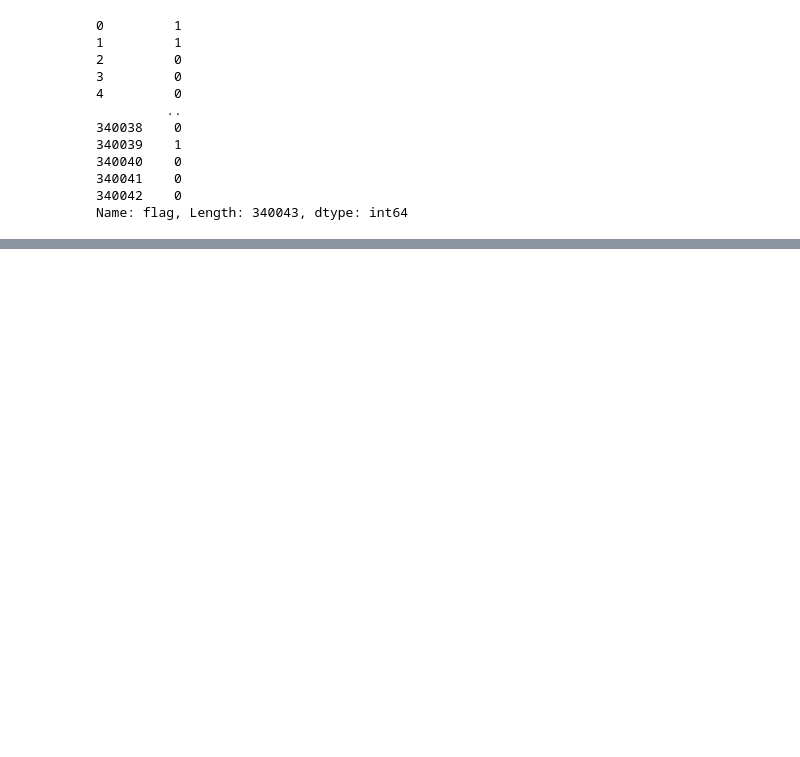
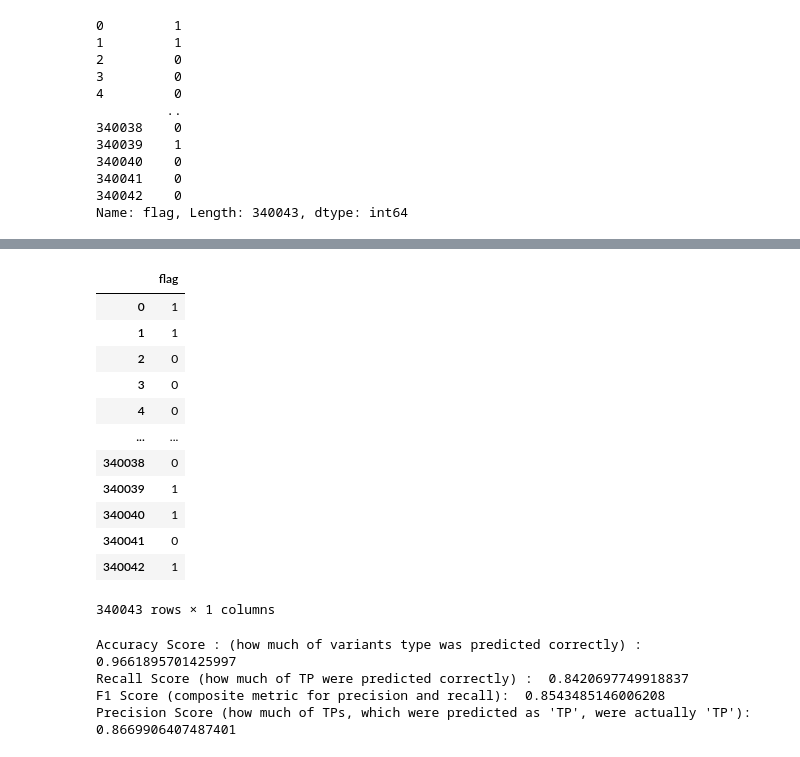
Before and after one commit to longqh3/Data-Analysis-Projects, a Jupyter notebook: Guangdong_Rural_Credit_Cooperative_Association_Contest/Guangdong Rural Bank Data Analysis Contest.ipynb, the cells around one changed output, grey strips where cells are left out. Drawn from its saved outputs; the diff is of its cells as text; code cells hidden in the pictures; blank space fills up the shorter version.

```diff
--- a/Guangdong_Rural_Credit_Cooperative_Association_Contest/Guangdong Rural Bank Data Analysis Contest.ipynb
+++ b/Guangdong_Rural_Credit_Cooperative_Association_Contest/Guangdong Rural Bank Data Analysis Contest.ipynb
@@ -352,0 +369,33 @@ test_flag.to_csv("/home/lqh/projects/程浩/广东省农信联社2021年校园
+# %%
+# 真实值
+test_label = pd.read_csv("/home/lqh/projects/程浩/广东省农信联社2021年校园挑战赛-数据集与数据说明-第一赛道/数据集+数据说明/test_label.csv")
+# %%
+test_label
+# %% [output]
+|  | flag |
+| 0 | 1 |
+| 1 | 1 |
+| 2 | 0 |
+| 3 | 0 |
+| 4 | 0 |
+| ... | ... |
+| 340038 | 0 |
+| 340039 | 1 |
+| 340040 | 1 |
+| 340041 | 0 |
+| 340042 | 1 |
+340043 rows × 1 columns
+# %%
+print("Accuracy Score : (how much of variants type was predicted correctly) :",
+    accuracy_score(test_label, test_flag))  # 打印准确度
+print("Recall Score (how much of TP were predicted correctly) : ",
+    recall_score(test_label, test_flag))  # 打印召回率
+print("F1 Score (composite metric for precision and recall): ",
+    f1_score(test_label, test_flag))  # 打印精度
+print("Precision Score (how much of TPs, which were predicted as 'TP', were actually 'TP'): ",
+    precision_score(test_label, test_flag))  # 打印精度
+# %% [output]
+Accuracy Score : (how much of variants type was predicted correctly) : 0.9661895701425997
+Recall Score (how much of TP were predicted correctly) :  0.8420697749918837
+F1 Score (composite metric for precision and recall):  0.8543485146006208
+Precision Score (how much of TPs, which were predicted as 'TP', were actually 'TP'):  0.8669906407487401
```
Also changed, not shown: parts of 2 cells of this notebook.
